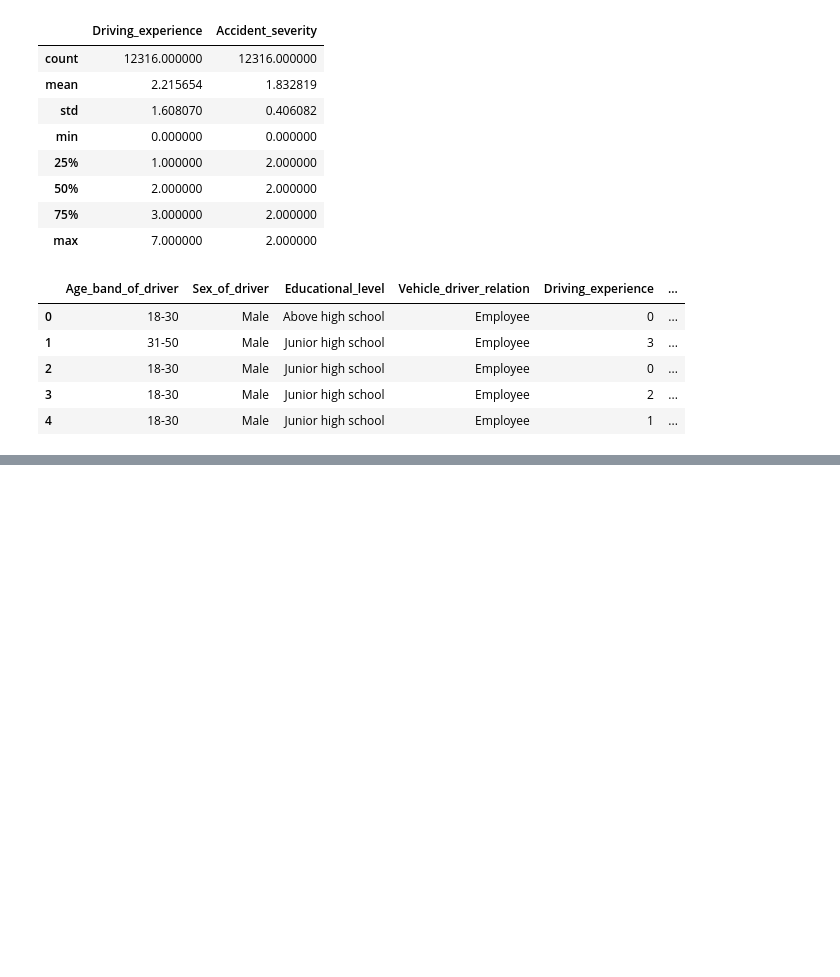
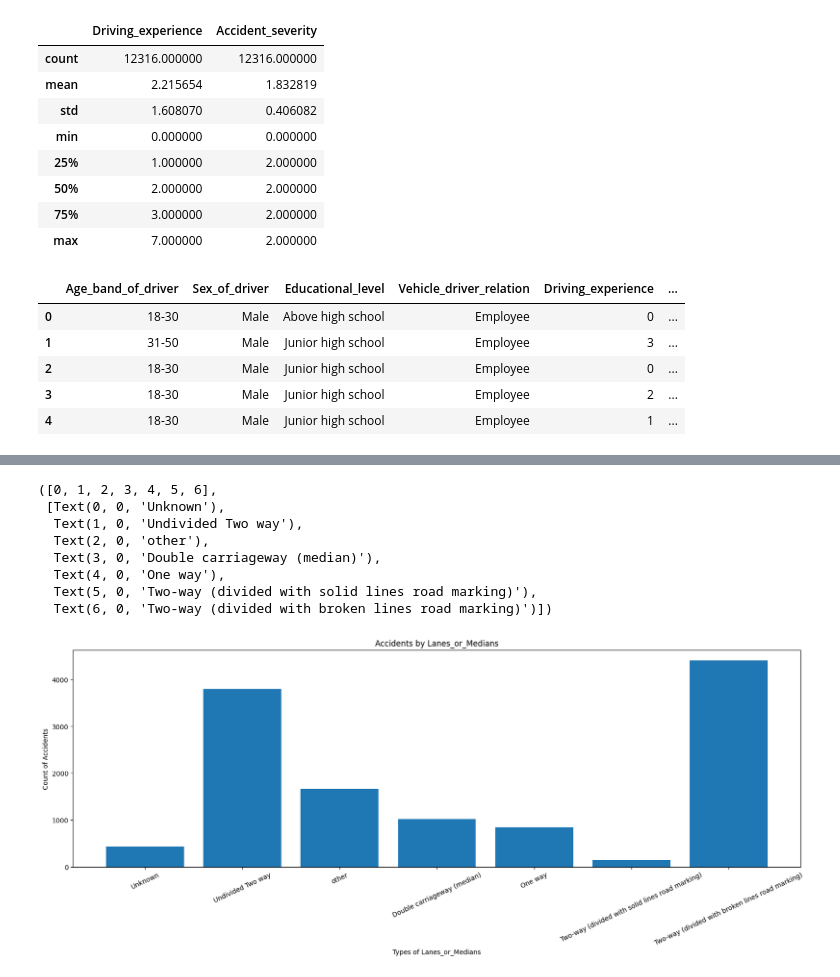
Before and after one commit to vineetj5/Traffic-Accident-Prediction, a Jupyter notebook: Accident Analysis.ipynb, the cells around one changed output, grey strips where cells are left out. Saved outputs shown, nothing was run; the diff lists cells and outputs as text; code cells hidden in the pictures; blank space fills up the shorter version.

```diff
--- a/Accident Analysis.ipynb
+++ b/Accident Analysis.ipynb
@@ -71,0 +113,17 @@ df.head()
+# %%
+plt.figure(figsize=(20,6))
+plt.title('Accidents by Lanes_or_Medians')
+plt.xlabel('Types of Lanes_or_Medians')
+plt.ylabel('Count of Accidents')
+plt.bar(Lanes_or_MediansTypes,Lanes_or_MediansValues)
+plt.xticks(rotation=25)
+# %% [output]
+([0, 1, 2, 3, 4, 5, 6],
+ [Text(0, 0, 'Unknown'),
+  Text(1, 0, 'Undivided Two way'),
+  Text(2, 0, 'other'),
+  Text(3, 0, 'Double carriageway (median)'),
+  Text(4, 0, 'One way'),
+  Text(5, 0, 'Two-way (divided with solid lines road marking)'),
+  Text(6, 0, 'Two-way (divided with broken lines road marking)')])
+[figure, added]
```
Also changed, not shown: parts of 14 cells of this notebook.
